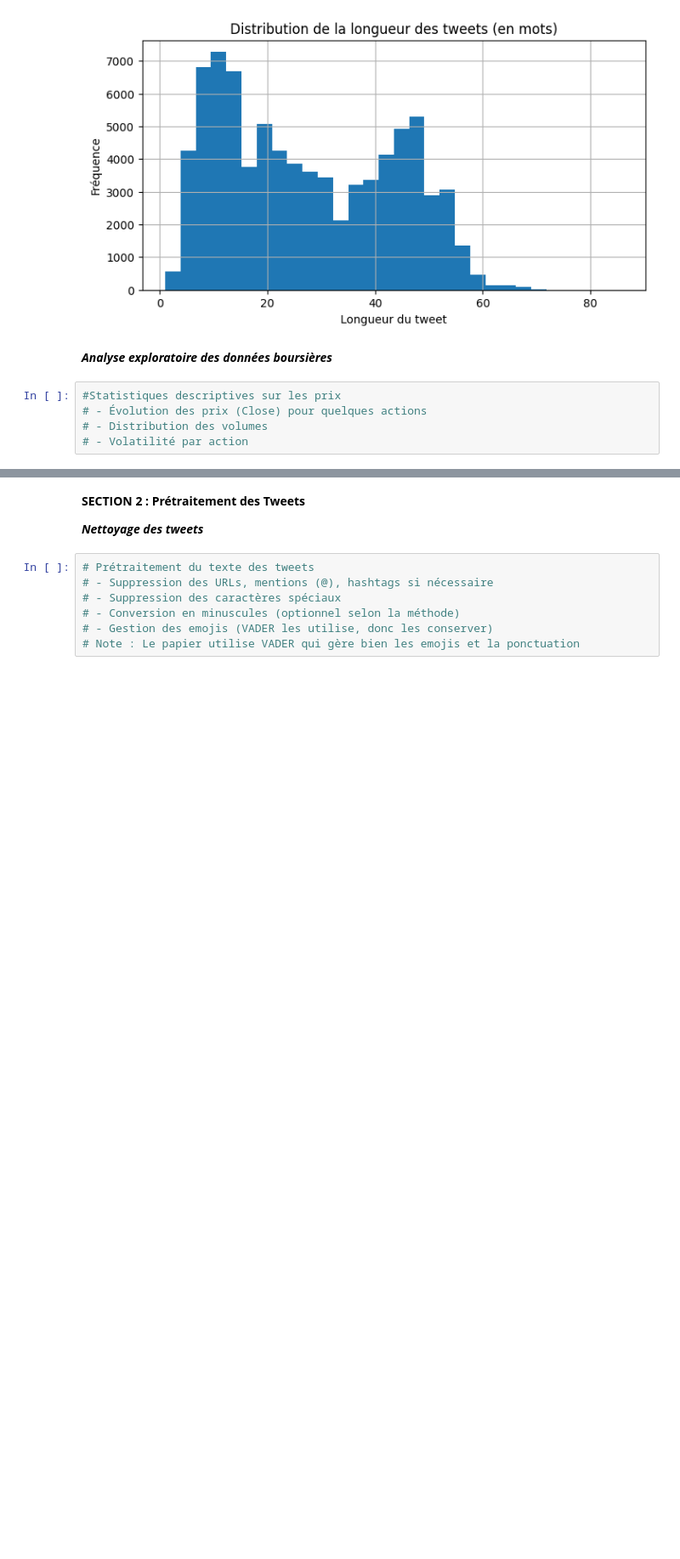
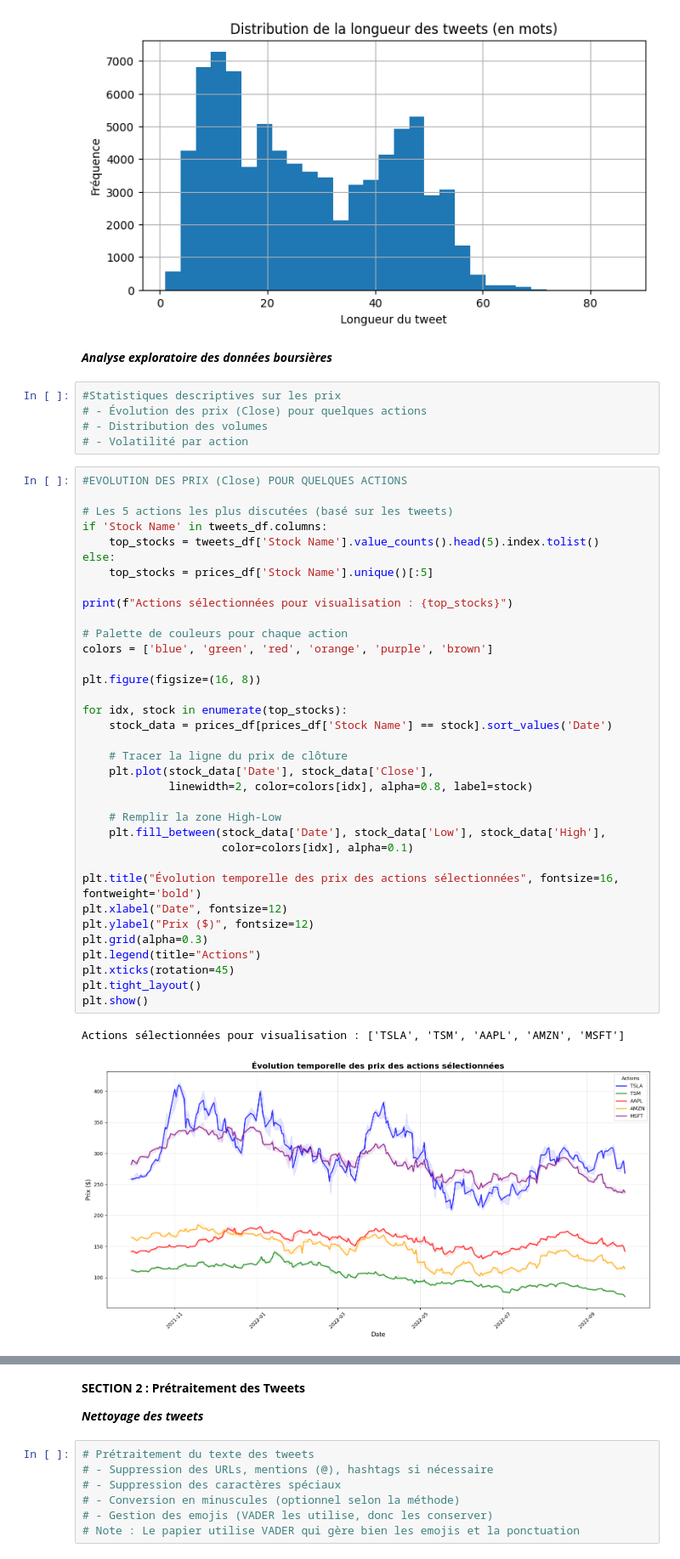
Before and after one commit to jdalonsos/Quantitative_finance_Project, a Jupyter notebook: Projet_Finance_Quantitative.ipynb, the cells around one changed output, grey strips where cells are left out. Shown at 85% size. Saved outputs shown, nothing was run; the diff lists cells and outputs as text; blank space fills up the shorter version.

Commit message:
FEAT : Ajout de L'analyse Explorative + nettoyage des tweets

```diff
--- a/Projet_Finance_Quantitative.ipynb
+++ b/Projet_Finance_Quantitative.ipynb
@@ -225,3 +228,41 @@ Longueur moyenne des tweets: 27.38 mots
 # - Évolution des prix (Close) pour quelques actions
 # - Distribution des volumes
 # - Volatilité par action
+# %%
+#EVOLUTION DES PRIX (Close) POUR QUELQUES ACTIONS
+
+# Les 5 actions les plus discutées (basé sur les tweets)
+if 'Stock Name' in tweets_df.columns:
+    top_stocks = tweets_df['Stock Name'].value_counts().head(5).index.tolist()
+else:
+    top_stocks = prices_df['Stock Name'].unique()[:5]
+
+print(f"Actions sélectionnées pour visualisation : {top_stocks}")
+
+# Palette de couleurs pour chaque action
+colors = ['blue', 'green', 'red', 'orange', 'purple', 'brown']
+
+plt.figure(figsize=(16, 8))
+
+for idx, stock in enumerate(top_stocks):
+    stock_data = prices_df[prices_df['Stock Name'] == stock].sort_values('Date')
+
+    # Tracer la ligne du prix de clôture
+    plt.plot(stock_data['Date'], stock_data['Close'],
+             linewidth=2, color=colors[idx], alpha=0.8, label=stock)
+
+    # Remplir la zone High-Low
+    plt.fill_between(stock_data['Date'], stock_data['Low'], stock_data['High'],
+                     color=colors[idx], alpha=0.1)
+
+plt.title("Évolution temporelle des prix des actions sélectionnées", fontsize=16, fontweight='bold')
+plt.xlabel("Date", fontsize=12)
+plt.ylabel("Prix ($)", fontsize=12)
+plt.grid(alpha=0.3)
+plt.legend(title="Actions")
+plt.xticks(rotation=45)
+plt.tight_layout()
+plt.show()
+# %% [output]
+Actions sélectionnées pour visualisation : ['TSLA', 'TSM', 'AAPL', 'AMZN', 'MSFT']
+[figure, added]
```
Also changed, not shown: parts of 9 cells of this notebook.
